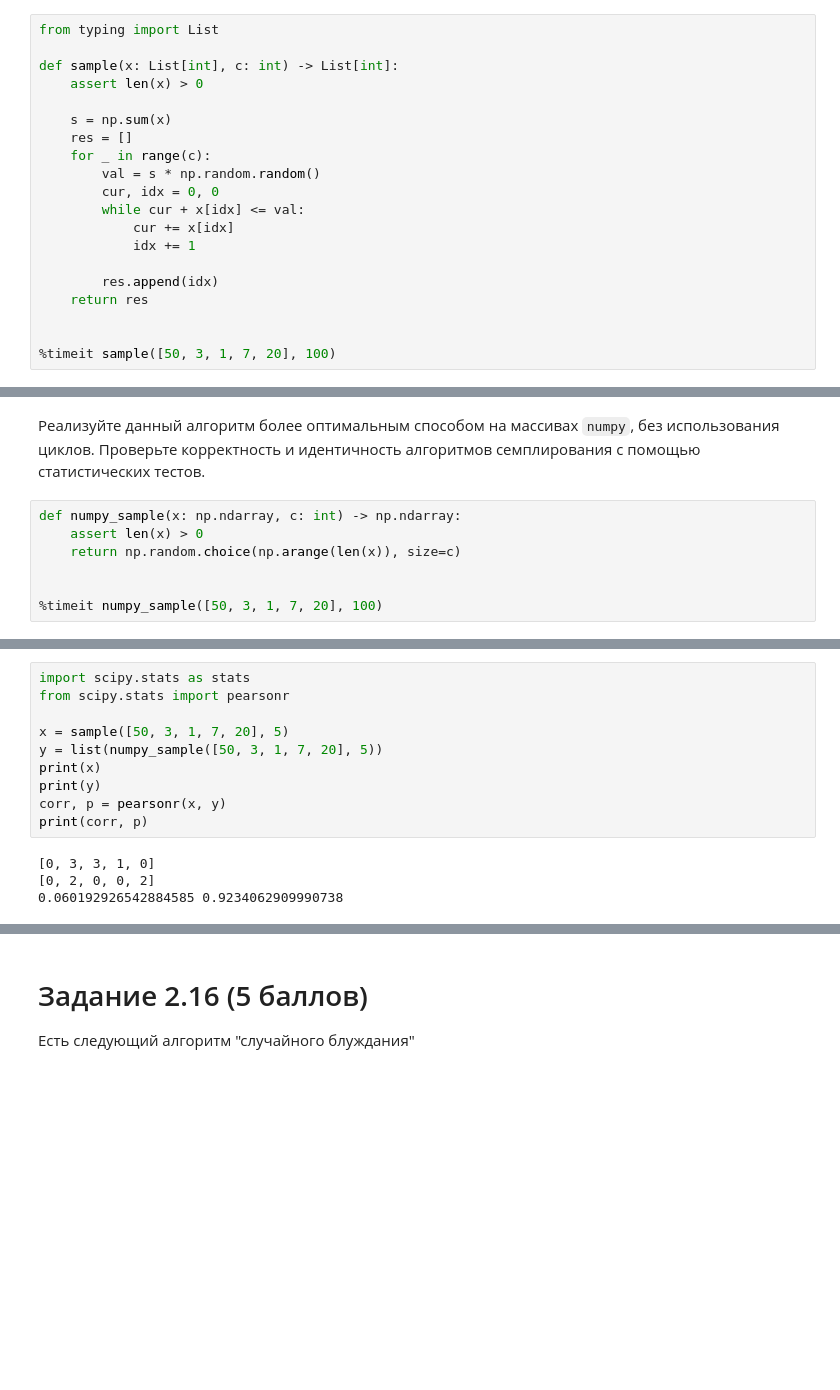
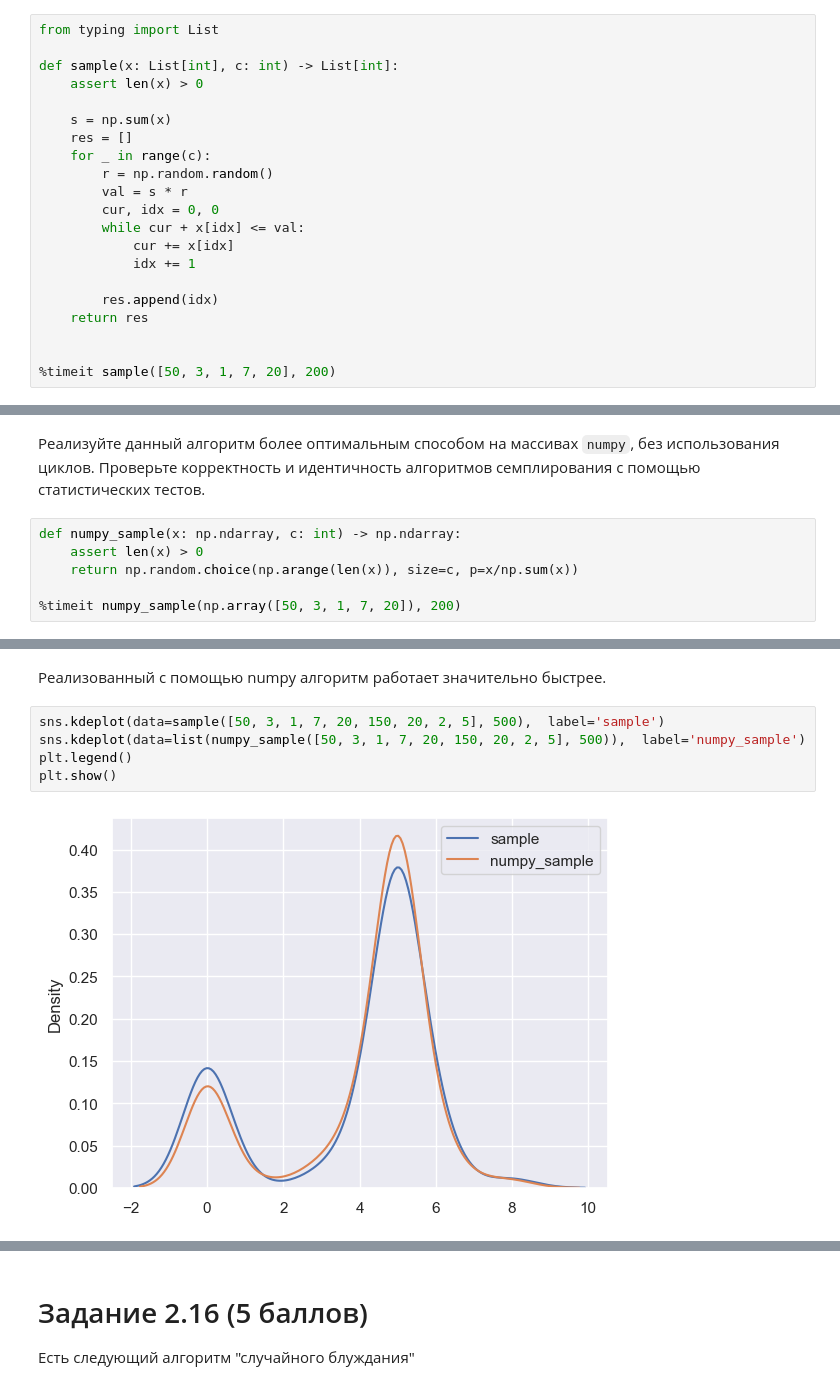
Before and after one commit to 4eckah78/python_2022_practice, a Jupyter notebook: Task_2.ipynb, the cells around one changed output, grey strips where cells are left out. Cells and saved outputs as stored; diff of their text form; blank space fills up the shorter version.

```diff
--- a/Task_2.ipynb
+++ b/Task_2.ipynb
@@ -323,7 +323,8 @@ def sample(x: List[int], c: int) -> List[int]:
     s = np.sum(x)
     res = []
     for _ in range(c):
-        val = s * np.random.random()
+        r = np.random.random()
+        val = s * r
         cur, idx = 0, 0
         while cur + x[idx] <= val:
             cur += x[idx]
@@ -333,5 +334,5 @@ def sample(x: List[int], c: int) -> List[int]:
     return res
 
 
-%timeit sample([50, 3, 1, 7, 20], 100)
+%timeit sample([50, 3, 1, 7, 20], 200)
 # %% [output]
@@ -341,8 +342,7 @@ def sample(x: List[int], c: int) -> List[int]:
 # %%
 def numpy_sample(x: np.ndarray, c: int) -> np.ndarray:
     assert len(x) > 0
-    return np.random.choice(np.arange(len(x)), size=c)
+    return np.random.choice(np.arange(len(x)), size=c, p=x/np.sum(x))
 
-
-%timeit numpy_sample([50, 3, 1, 7, 20], 100)
+%timeit numpy_sample(np.array([50, 3, 1, 7, 20]), 200)
 # %% [output]
@@ -350,14 +350,9 @@ def numpy_sample(x: np.ndarray, c: int) -> np.ndarray:
-# %%
-import scipy.stats as stats
-from scipy.stats import pearsonr
-
-x = sample([50, 3, 1, 7, 20], 5)
-y = list(numpy_sample([50, 3, 1, 7, 20], 5))
-print(x)
-print(y)
-corr, p = pearsonr(x, y)
-print(corr, p)
-# %% [output]
-[0, 3, 3, 1, 0]
-[0, 2, 0, 0, 2]
-0.060192926542884585 0.9234062909990738
+# %% [markdown]
+Реализованный с помощью numpy алгоритм работает значительно быстрее.
+# %%
+sns.kdeplot(data=sample([50, 3, 1, 7, 20, 150, 20, 2, 5], 500),  label='sample')
+sns.kdeplot(data=list(numpy_sample([50, 3, 1, 7, 20, 150, 20, 2, 5], 500)),  label='numpy_sample')
+plt.legend()
+plt.show()
+# %% [output]
+[figure, added]
```
Also changed, not shown: parts of 3 cells of this notebook.
